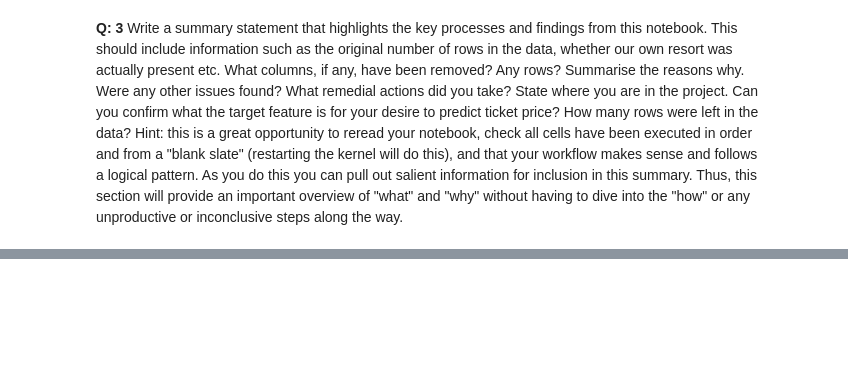
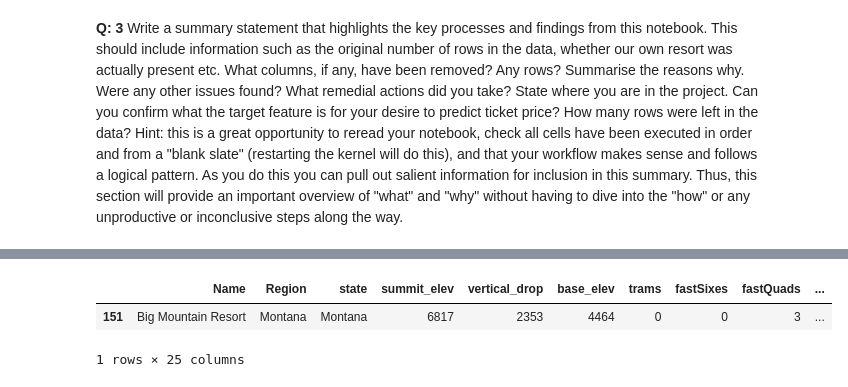
Before and after one commit to IuliiaBolgova/DataScienceGuidedCapstone, a Jupyter notebook: Notebooks/02_data_wrangling.ipynb, the cells around one changed output, grey strips where cells are left out. Saved outputs shown, nothing was run; the diff lists cells and outputs as text; code cells hidden in the pictures; blank space fills up the shorter version.

```diff
--- a/Notebooks/02_data_wrangling.ipynb
+++ b/Notebooks/02_data_wrangling.ipynb
@@ -978,0 +1144,6 @@ save_file(state_summary, 'state_summary.csv', datapath)
+# %%
+ski_data.loc[ski_data['Name'] == 'Big Mountain Resort']
+# %% [output]
+|  | Name | Region | state | summit_elev | vertical_drop | base_elev | trams | fastSixes | fastQuads | ... |
+| 151 | Big Mountain Resort | Montana | Montana | 6817 | 2353 | 4464 | 0 | 0 | 3 | ... |
+1 rows × 25 columns
```
Also changed, not shown: parts of 25 cells of this notebook.
